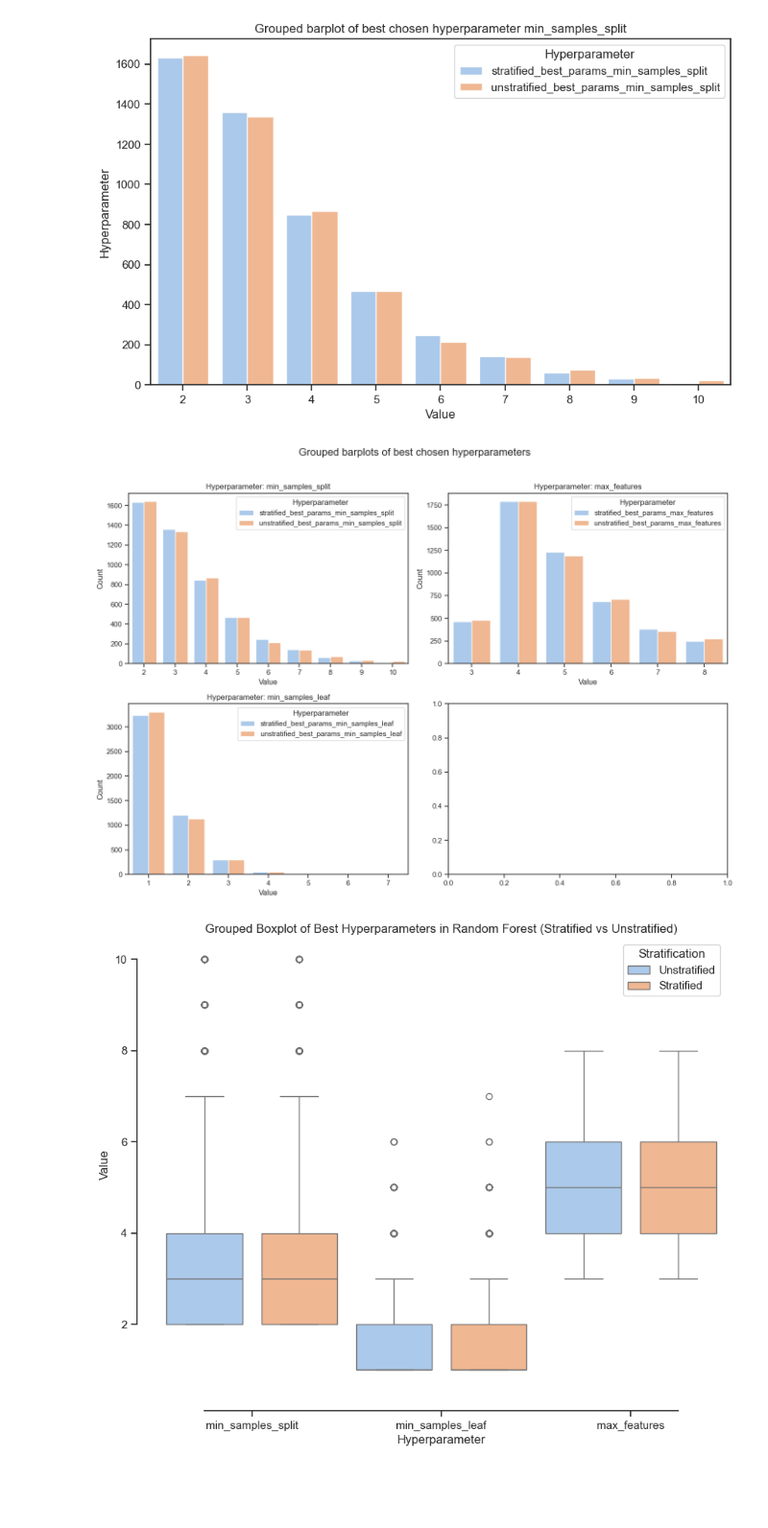
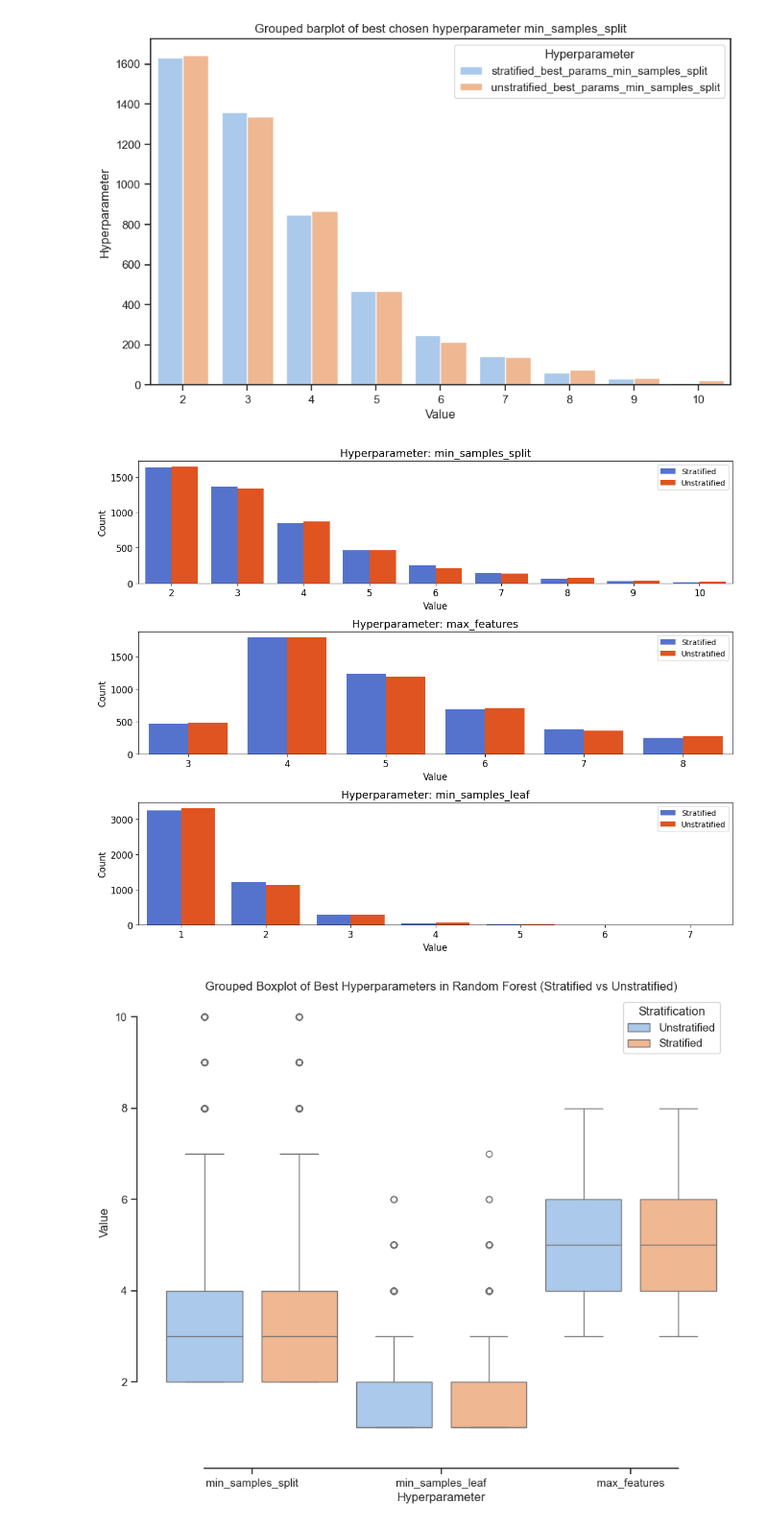
Before and after one commit to annegriddl/slds_stratification, a Jupyter notebook: Simulations/Final_Setup/Evaluation/1_Hyperparameters.ipynb, the cells around one changed output. Shown at 96% size. Drawn from its saved outputs; the diff is of its cells as text; code cells hidden in the pictures; blank space fills up the shorter version.

```diff
--- a/Simulations/Final_Setup/Evaluation/1_Hyperparameters.ipynb
+++ b/Simulations/Final_Setup/Evaluation/1_Hyperparameters.ipynb
@@ -142,7 +142,7 @@ def plot_hyperparams(data, hyperparam):
     melted_df = pd.melt(data[[f'unstratified_best_params_{hyperparam}', f'stratified_best_params_{hyperparam}']], var_name='Hyperparameter', value_name='Value')
     data_plot = melted_df.groupby(['Hyperparameter', 'Value']).value_counts().reset_index()
     plt.figure(figsize=(10, 6))
-    sns.barplot(x="Value", y="count", hue="Hyperparameter", data=data_plot3)
+    sns.barplot(x="Value", y="count", hue="Hyperparameter", data=data_plot)
 
     # Add labels and title
     plt.xlabel("Value")
@@ -160,44 +160,60 @@ import matplotlib.pyplot as plt
 
 def plot_hyperparams(data, hyperparams, nrows, ncols, histo = False):
     # Create a grid for subplots
-    fig, axes = plt.subplots(nrows=nrows, ncols=ncols, figsize=(14, 10))
-    fig.suptitle("Grouped barplots of best chosen hyperparameters", fontsize=16)
+    fig, axes = plt.subplots(nrows=nrows, ncols=ncols, figsize=(12, 10))
+    #fig.suptitle("Grouped barplots of best chosen hyperparameters", fontsize=20)
 
     # Flatten the array of subplots
     axes = axes.flatten()
 
     for i, hyperparam in enumerate(hyperparams):
         # Melt the dataframe to make it suitable for boxplot
         melted_df = pd.melt(data[[f'unstratified_best_params_{hyperparam}', f'stratified_best_params_{hyperparam}']], var_name='Hyperparameter', value_name='Value')
         data_plot = melted_df.groupby(['Hyperparameter', 'Value']).value_counts().reset_index()
 
         # Select the current subplot
         ax = axes[i]
         if histo:
             # Create a grouped histogram for the current hyperparameter
-            sns.histplot(data_plot, x="Value", hue="Hyperparameter", multiple="stack", ax=ax, bins=30, kde=True)
+            #sns.displot(data_plot, x="Value", hue="Hyperparameter", #multiple="stack",
+            #             ax=ax, bins=30, kde=True, stat= "density")
+            plt.hist(data[f'unstratified_best_params_{hyperparam}'], bins=30, alpha=0.5, label="Unstratified", ax=ax)
+            plt.hist(data[f'stratified_best_params_{hyperparam}'], bins=30, alpha=0.5, label="Stratified", ax=ax)
             # Add labels and title to the subplot
             ax.set_xlabel(hyperparam)
             ax.set_ylabel("Count")
-            ax.set_title(f"Hyperparameter: {hyperparam}")
+            ax.set_title(f"Hyperparameter: ${hyperparam}$", fontsize = 16)
         else:
             # Create a grouped barplot for the current hyperparameter
-            sns.barplot(x="Value", y="count", hue="Hyperparameter", data=data_plot, ax=ax)
+            sns.barplot(x="Value", y="count", hue="Hyperparameter", data=data_plot, ax=ax, palette={f'stratified_best_params_{hyperparam}': 'royalblue', f'unstratified_best_params_{hyperparam}': 'orangered'})
+            #legend_elements = [Patch(facecolor)]
+            # Add labels and title to the subplot
 
-            # Add labels and title to the subplot
-            ax.set_xlabel("Value")
-            ax.set_ylabel("Count")
-            ax.set_title(f"Hyperparameter: {hyperparam}")
+            ax.set_xlabel("Value", fontsize = 12)
+            ax.set_ylabel("Count", fontsize = 12)
+            x_tick_labels = ax.get_xticklabels()
+            rounded_labels = [round(float(label.get_text()), 2) if '.' in label.get_text() else label.get_text() for label in x_tick_labels]
+            ax.set_xticklabels(rounded_labels, fontsize=12)
+            ax.tick_params(axis='y', labelsize=12)
+            ax.set_title(f"Hyperparameter: {hyperparam}", fontsize=14)
+            legend = ax.legend()
+
+            for j, label in enumerate(legend.get_texts()):
+                if label.get_text() == f'stratified_best_params_{hyperparam}':
+                    label.set_text('Stratified')
+                elif label.get_text() == f'unstratified_best_params_{hyperparam}':
+                    label.set_text('Unstratified')
+            #ax.legend([f'stratified_best_params_{hyperparam}', f'unstratified_best_params_{hyperparam}'], labels=['Stratified', 'Unstratified'], markerscale = 3)
 
     # Adjust layout and show the plot
     plt.tight_layout(rect=[0, 0, 1, 0.96])
     plt.show()
 
 # Example usage
 hyperparams_list = ['min_samples_split', 'max_features', 'min_samples_leaf']
-plot_hyperparams(data_rf, hyperparams_list, nrows=2, ncols=2)
+plot_hyperparams(data_rf, hyperparams_list, nrows=3, ncols=1)
 # %% [output]
-[figure, old version]
+[figure, new version]
 # %%
 # Melt the dataframe to make it suitable for boxplot
 melted_df = pd.melt(data_plot2, var_name='Hyperparameter', value_name='Value')
```
Also changed, not shown: parts of 12 cells of this notebook, 2 other files.
